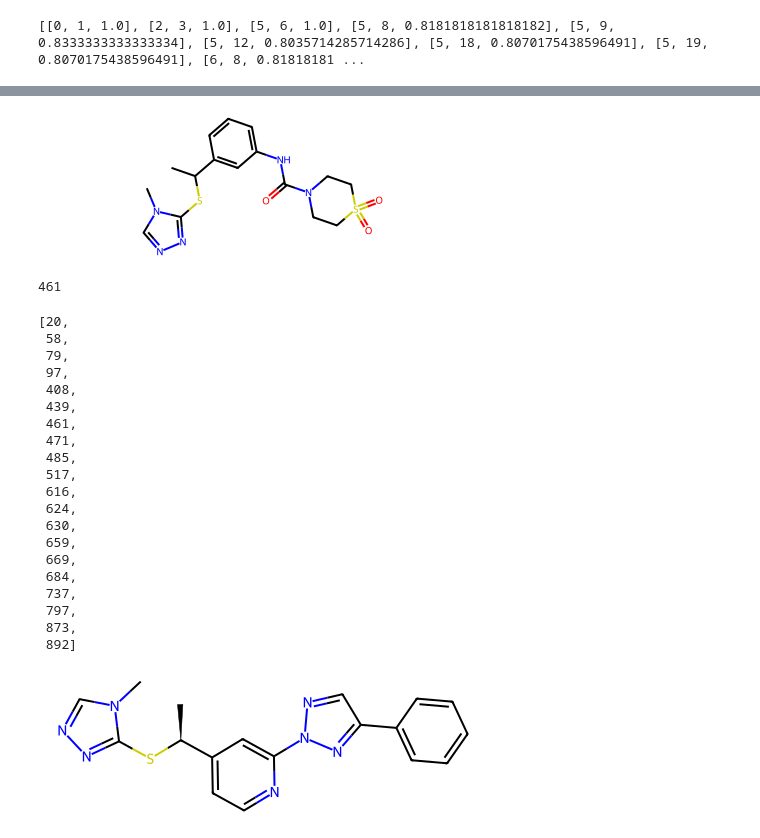
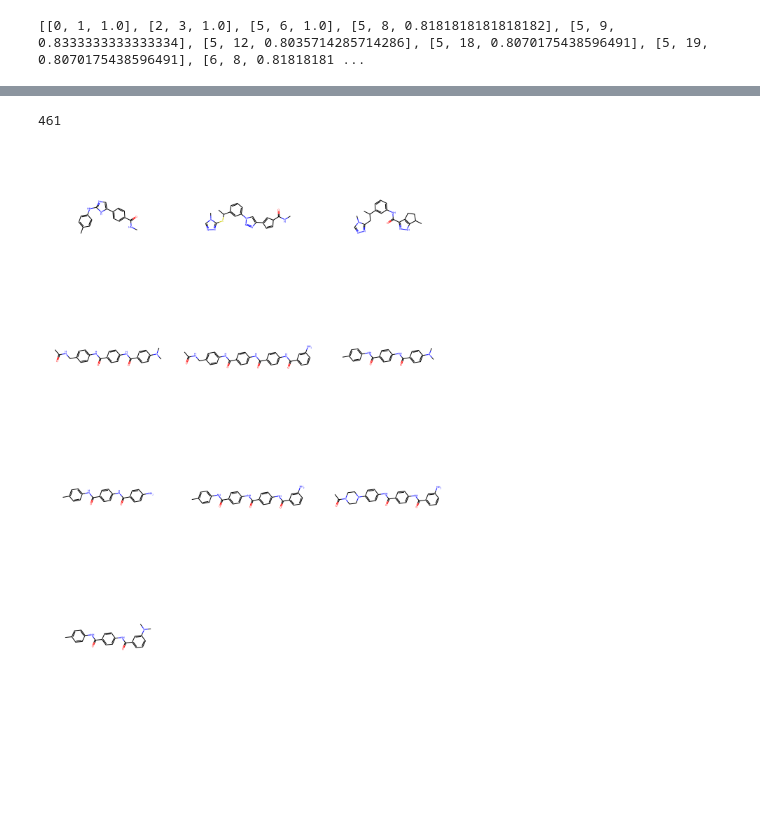
Before and after one commit to matsu323/LLM-drug-discovery, a Jupyter notebook: LLMcharenge.ipynb, the cells around one changed output, grey strips where cells are left out. Saved outputs shown, nothing was run; the diff lists cells and outputs as text; code cells hidden in the pictures; blank space fills up the shorter version.

```diff
--- a/LLMcharenge.ipynb
+++ b/LLMcharenge.ipynb
@@ -158,7 +193,3 @@ for i in range(len(molecules)-1):
 print(a)
 # %% [output]
 [[0, 1, 1.0], [2, 3, 1.0], [5, 6, 1.0], [5, 8, 0.8181818181818182], [5, 9, 0.8333333333333334], [5, 12, 0.8035714285714286], [5, 18, 0.8070175438596491], [5, 19, 0.8070175438596491], [6, 8, 0.81818181 ...
-# %%
-fp1 = AllChem.GetMorganFingerprintAsBitVect(Chem.MolFromSmiles(molecules[8]), 2, nBits=1024)
-fp2 = AllChem.GetMorganFingerprintAsBitVect(Chem.MolFromSmiles(molecules[12]), 2, nBits=1024)
-print(TanimotoSimilarity(fp1, fp2))
@@ -171,7 +196,3 @@ Chem.MolFromSmiles(molecules[842])
-# %%
-Chem.MolFromSmiles(slist[6])
-# %% [output]
-[figure, removed]
 # %%
 index=random.randint(0,len(molecules)-1)
 index
@@ -194,56 +215,20 @@ for i in range(19):
   index.append(min[0])
 # %%
 index=sorted(index)
-index
-# %% [output]
-[20,
- 58,
- 79,
- 97,
- 408,
- 439,
- 461,
- 471,
- 485,
- 517,
- 616,
- 624,
- 630,
- 659,
- 669,
- 684,
- 737,
- 797,
- 873,
- 892]
+# %%
+# smiles=[]
+mols=[]
+for i in range(len(slist)):
+  # smiles.append(molecules[index[i]])
+  mols.append(Chem.MolFromSmiles(slist[i]))
 # %%
-index=[20,
- 58,
- 79,
- 97,
- 408,
- 439,
- 461,
- 471,
- 485,
- 517,
- 616,
- 624,
- 630,
- 659,
- 669,
- 684,
- 737,
- 797,
- 873,
- 892]
-m=Chem.MolFromSmiles(molecules[20])
-m
-# a=molecules[20]
-# aa = pcp.get_compounds(a, 'smiles')
-# aa
+from rdkit.Chem import Draw
+index=[20,58,79,97,408,439,461,471,485,517,616,624,630,659,669,684,737,797,873,892]
+# m=Chem.MolFromSmiles(molecules[20])
+# m
+Draw.MolsToGridImage(mols,subImgSize=(400,400))
 # %% [output]
-[figure, old version]
+[figure, new version]
 # %%
 for i in range(len(index)):
   fp1=AllChem.GetMorganFingerprintAsBitVect(Chem.MolFromSmiles(molecules[index[i]]), 2, nBits=1024)
```
Also changed, not shown: parts of 17 cells of this notebook.
